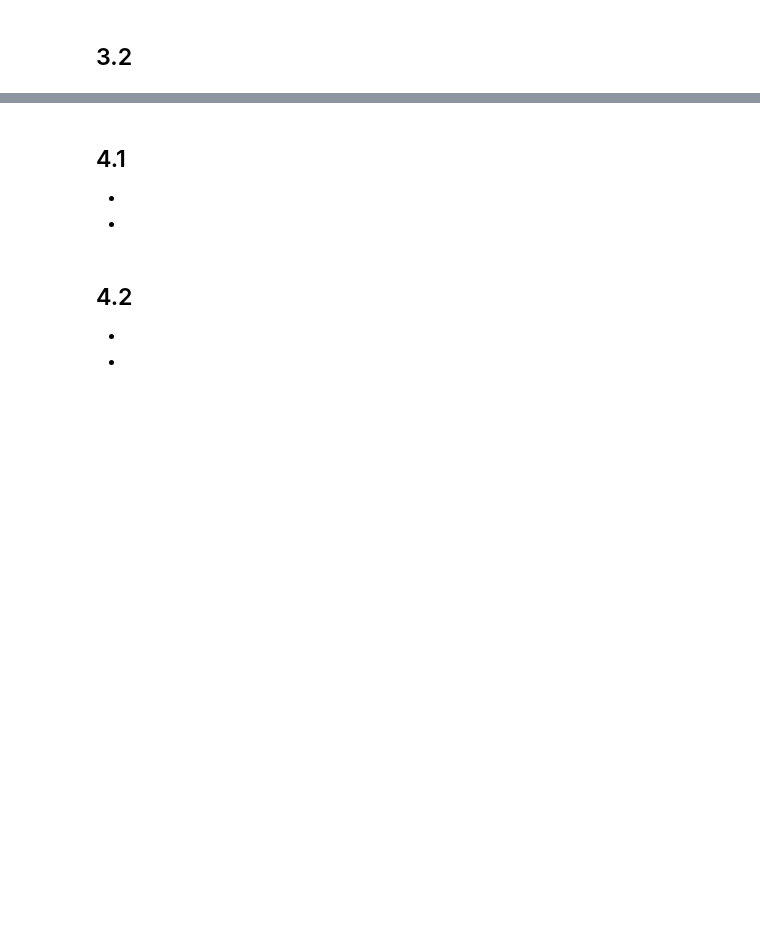
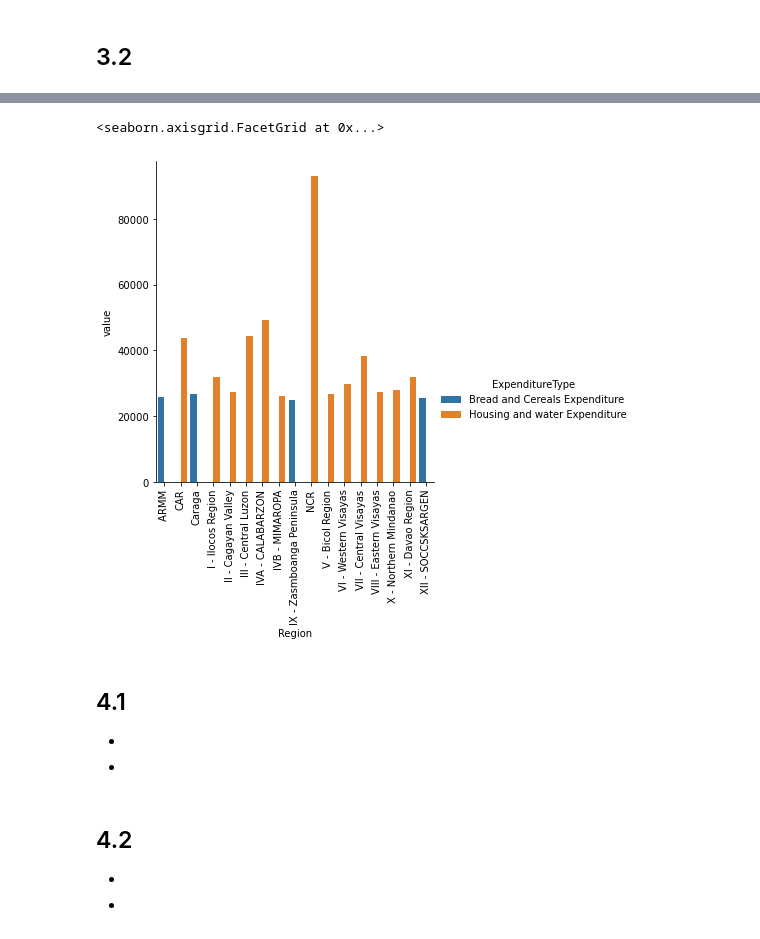
Before and after one commit to kollawachhh/Family-Income-and-Expenditure, a Jupyter notebook: FilipinoFamilyIncomeExpenditure.ipynb, the cells around one changed output, grey strips where cells are left out. Cells and saved outputs as stored; diff of their text form; code cells hidden in the pictures; blank space fills up the shorter version.

```diff
--- a/FilipinoFamilyIncomeExpenditure.ipynb
+++ b/FilipinoFamilyIncomeExpenditure.ipynb
@@ -218,0 +217,7 @@ fieExpen.reset_index().melt(id_vars=["Region"]).set_index("Region").sort_values(
+# %%
+longFieExpen = fieExpen.reset_index()
+longFieExpen = longFieExpen.melt(id_vars=["Region"])
+longFieExpen = longFieExpen.rename(columns={"variable":"ExpenditureType"})
+longFieExpen = longFieExpen.set_index(["Region","ExpenditureType"])
+longFieExpen = longFieExpen.sort_values("value",ascending=False).sort_index(level=0,sort_remaining=False)
+longFieExpen
@@ -218,0 +239,6 @@ fieExpen.reset_index().melt(id_vars=["Region"]).set_index("Region").sort_values(
+# %%
+maxFieExpenType = longFieExpen.reset_index()
+maxFieExpenType = maxFieExpenType.drop_duplicates("Region")
+maxFieExpenType = maxFieExpenType.set_index("Region")
+maxFieExpenType["ExpenditureType"] = pd.Categorical(maxFieExpenType["ExpenditureType"])
+maxFieExpenType
@@ -219,3 +265,8 @@ fieExpen.reset_index().melt(id_vars=["Region"]).set_index("Region").sort_values(
+# %%
+sns.catplot(data=maxFieExpenType.reset_index(), x='Region', y='value',hue='ExpenditureType', kind='bar').set_xticklabels(rotation=90)
+# %% [output]
+<seaborn.axisgrid.FacetGrid at 0x...>
+[figure, added]
 # %% [markdown]
 ## 4.1
 -
```
Also changed, not shown: parts of 13 cells of this notebook.
